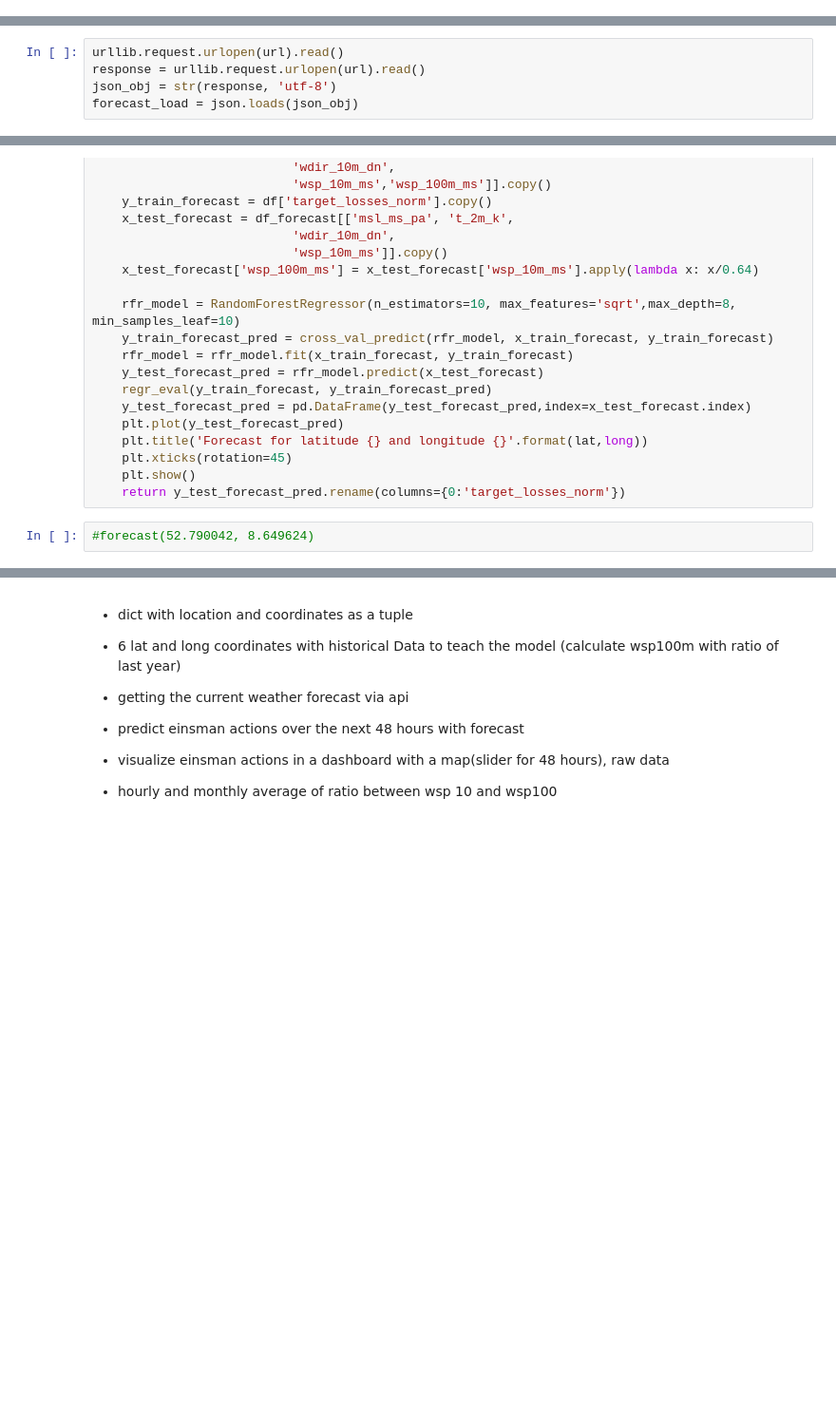
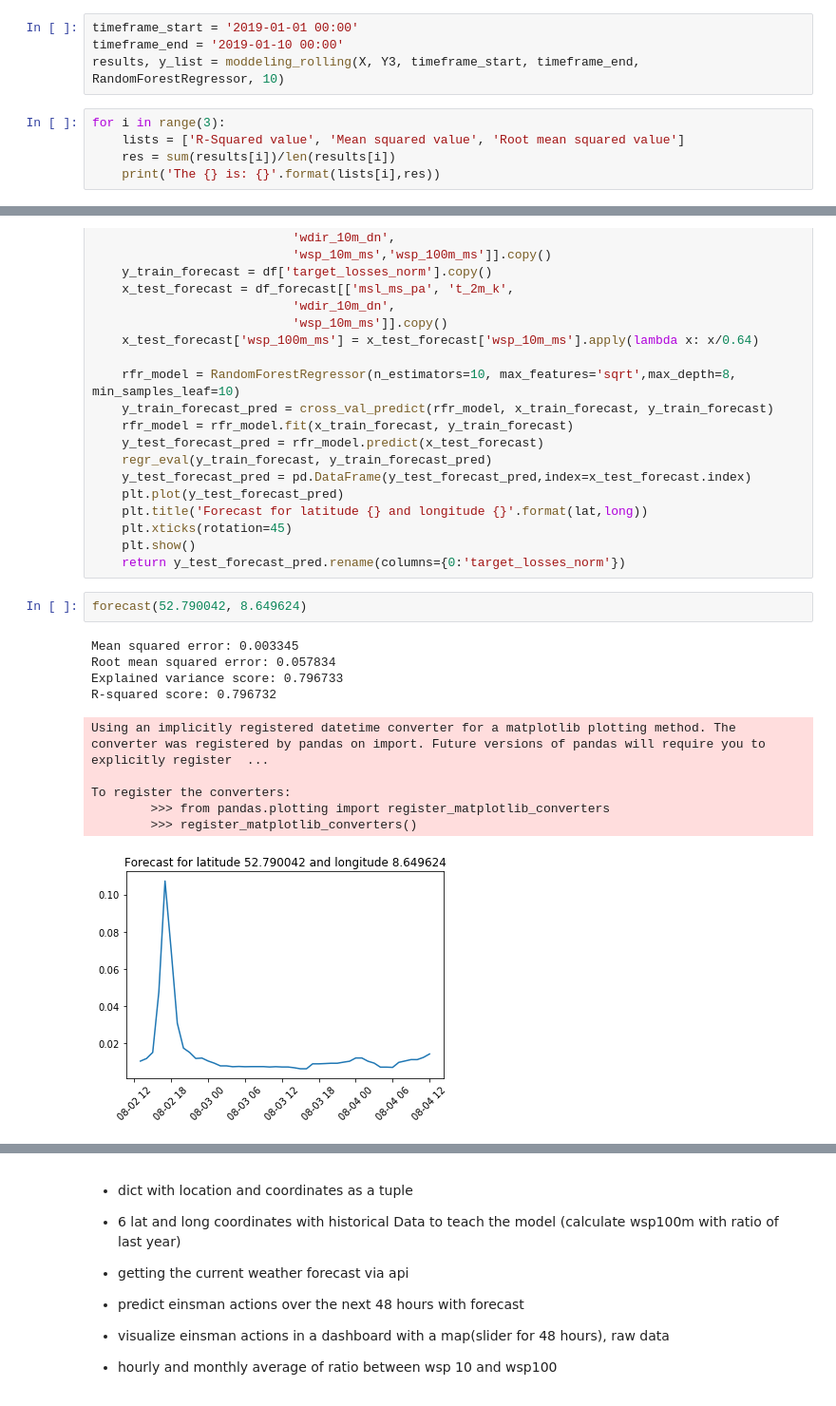
Before and after one commit to matthiswe/EinsMan-Ausfallarbeit, a Jupyter notebook: Capstone_Quadra_Energy Modelling.ipynb, the cells around one changed output, grey strips where cells are left out. Shown: that part at 95% size. Cells and saved outputs as stored; diff of their text form; blank space fills up the shorter version.

```diff
--- a/Capstone_Quadra_Energy Modelling.ipynb
+++ b/Capstone_Quadra_Energy Modelling.ipynb
@@ -515,0 +579,9 @@ NameError: name 'RandomForestRegressor' is not defined
+# %%
+timeframe_start = '2019-01-01 00:00'
+timeframe_end = '2019-01-10 00:00'
+results, y_list = moddeling_rolling(X, Y3, timeframe_start, timeframe_end, RandomForestRegressor, 10)
+# %%
+for i in range(3):
+    lists = ['R-Squared value', 'Mean squared value', 'Root mean squared value']
+    res = sum(results[i])/len(results[i])
+    print('The {} is: {}'.format(lists[i],res))
@@ -518,10 +614,5 @@ NameError: name 'RandomForestRegressor' is not defined
 #plot_resid_boxp(y_train3, y_train3_pred_rfr)
 # %% [markdown]
 # Openweather API
-# %%
-urllib.request.urlopen(url).read()
-response = urllib.request.urlopen(url).read()
-json_obj = str(response, 'utf-8')
-forecast_load = json.loads(json_obj)
 # %%
 openweather_api_key ='f1afaaf6a82c52ed15b283488ae2f377'
@@ -567,4 +663,15 @@ def forecast(lat,long):
     plt.show()
     return y_test_forecast_pred.rename(columns={0:'target_losses_norm'})
 # %%
-#forecast(52.790042, 8.649624)
+forecast(52.790042, 8.649624)
+# %% [output]
+Mean squared error: 0.003345
+Root mean squared error: 0.057834
+Explained variance score: 0.796733
+R-squared score: 0.796732
+Using an implicitly registered datetime converter for a matplotlib plotting method. The converter was registered by pandas on import. Future versions of pandas will require you to explicitly register  ...
+
+To register the converters:
+        >>> from pandas.plotting import register_matplotlib_converters
+        >>> register_matplotlib_converters()
+[figure, added]
```
Also changed, not shown: parts of 27 cells of this notebook.
